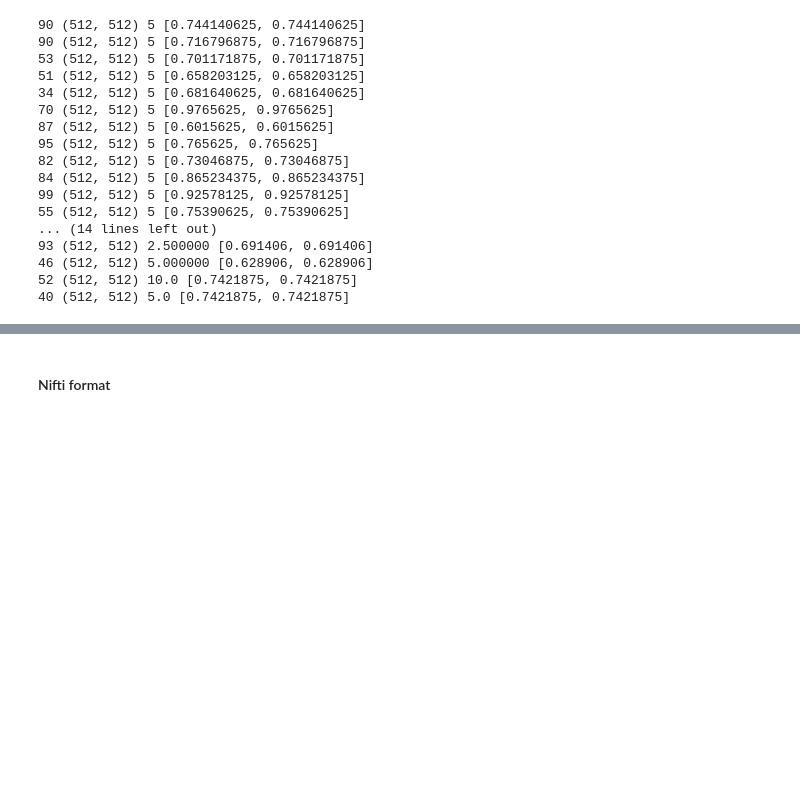
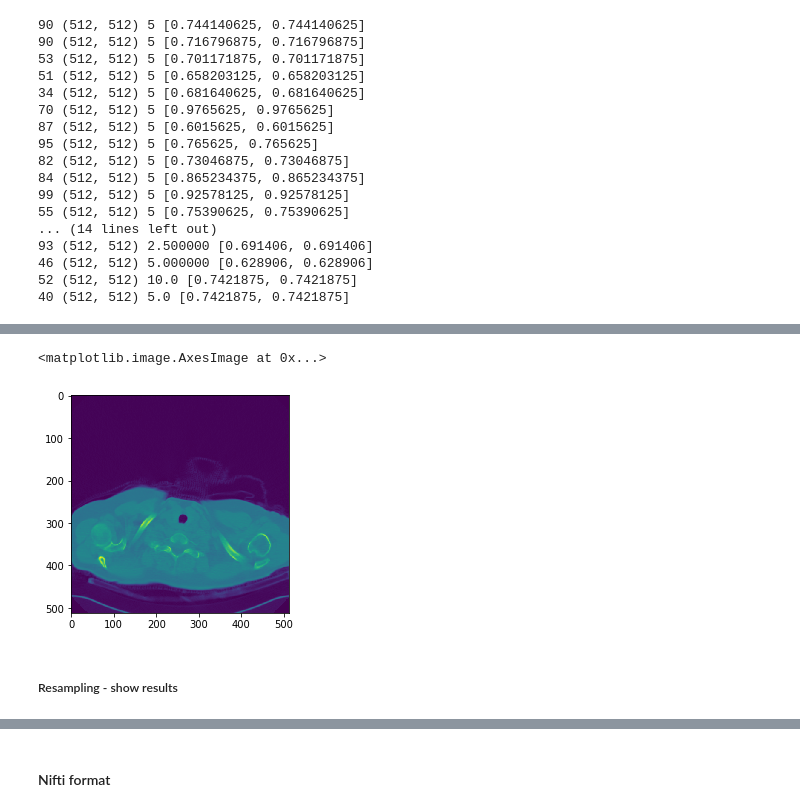
Before and after one commit to kaamka/dicom-pipeline, a Jupyter notebook: Read-and-visualize-DICOM.ipynb, the cells around one changed output, grey strips where cells are left out. Drawn from its saved outputs; the diff is of its cells as text; code cells hidden in the pictures; blank space fills up the shorter version.

```diff
--- a/Read-and-visualize-DICOM.ipynb
+++ b/Read-and-visualize-DICOM.ipynb
@@ -604,0 +593,7 @@ Shape after resampling   (381, 381, 450)
+# %%
+plt.imshow(first_patient_pixels[:, :, 0])
+# %% [output]
+<matplotlib.image.AxesImage at 0x...>
+[figure, added]
+# %% [markdown]
+##### Resampling - show results
```
Also changed, not shown: parts of 35 cells of this notebook.
